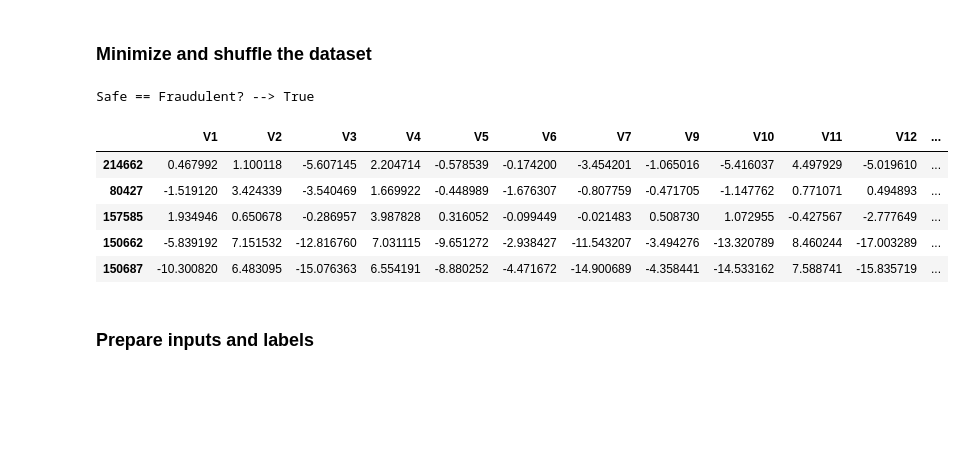
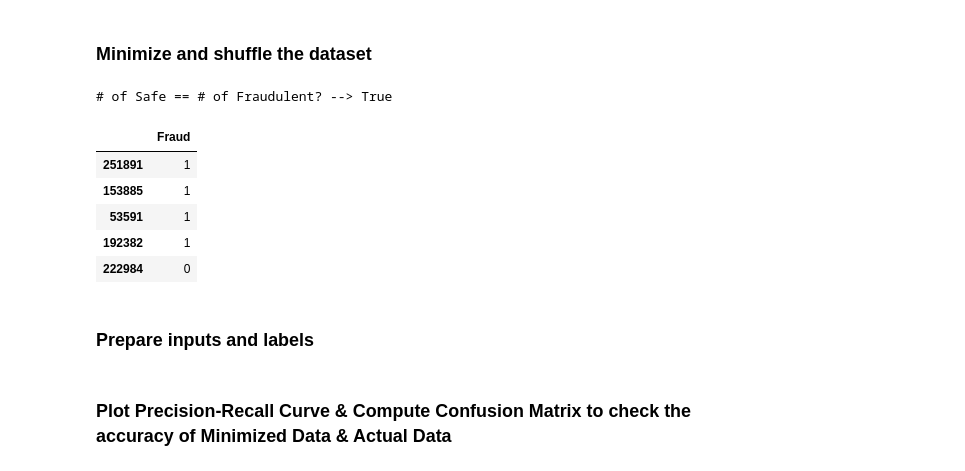
Before and after one commit to erdenbatuhan/Credit-Card-Fraud-Detection, a Jupyter notebook: erden_project3.ipynb, the cells around one changed output. Drawn from its saved outputs; the diff is of its cells as text; code cells hidden in the pictures; blank space fills up the shorter version.

```diff
--- a/erden_project3.ipynb
+++ b/erden_project3.ipynb
@@ -99,22 +99,22 @@ dataset.iloc[:, dataset.columns == "Amount"].head()
 # %%
 safe_transactions = dataset[dataset["Fraud"] == 0]
 fraudulent_transactions = dataset[dataset["Fraud"] == 1]
 
 random_safe_transactions = safe_transactions.sample(n=len(fraudulent_transactions))
 
 data_minimized = pd.concat(([fraudulent_transactions, random_safe_transactions]), axis=0)
 data_minimized = data_minimized.sample(frac=1)  # Shuffle the dataset
 
-print("Safe == Fraudulent? --> {}".format(len(data_minimized) / 2 == len(fraudulent_transactions)))
-data_minimized.head()
+print("# of Safe == # of Fraudulent? --> {}".format(len(data_minimized) / 2 == len(fraudulent_transactions)))
+data_minimized.iloc[:, data_minimized.columns == "Fraud"].head()
 # %% [output]
-Safe == Fraudulent? --> True
+# of Safe == # of Fraudulent? --> True
-|  | V1 | V2 | V3 | V4 | V5 | V6 | V7 | V9 | V10 | V11 | V12 | ... |
-| 214662 | 0.467992 | 1.100118 | -5.607145 | 2.204714 | -0.578539 | -0.174200 | -3.454201 | -1.065016 | -5.416037 | 4.497929 | -5.019610 | ... |
-| 80427 | -1.519120 | 3.424339 | -3.540469 | 1.669922 | -0.448989 | -1.676307 | -0.807759 | -0.471705 | -1.147762 | 0.771071 | 0.494893 | ... |
-| 157585 | 1.934946 | 0.650678 | -0.286957 | 3.987828 | 0.316052 | -0.099449 | -0.021483 | 0.508730 | 1.072955 | -0.427567 | -2.777649 | ... |
-| 150662 | -5.839192 | 7.151532 | -12.816760 | 7.031115 | -9.651272 | -2.938427 | -11.543207 | -3.494276 | -13.320789 | 8.460244 | -17.003289 | ... |
-| 150687 | -10.300820 | 6.483095 | -15.076363 | 6.554191 | -8.880252 | -4.471672 | -14.900689 | -4.358441 | -14.533162 | 7.588741 | -15.835719 | ... |
+|  | Fraud |
+| 251891 | 1 |
+| 153885 | 1 |
+| 53591 | 1 |
+| 192382 | 1 |
+| 222984 | 0 |
 # %% [markdown]
 <h3> Prepare inputs and labels </h3>
 # %%
@@ -135,0 +132,2 @@ X_train, X_test, y_train, y_test = model_selection.train_test_split(X, y, test_s
+# %% [markdown]
+<h3> Plot Precision-Recall Curve & Compute Confusion Matrix to check the accuracy of Minimized Data & Actual Data </h3>
```
Also changed, not shown: parts of 22 cells of this notebook, 2 other files.
